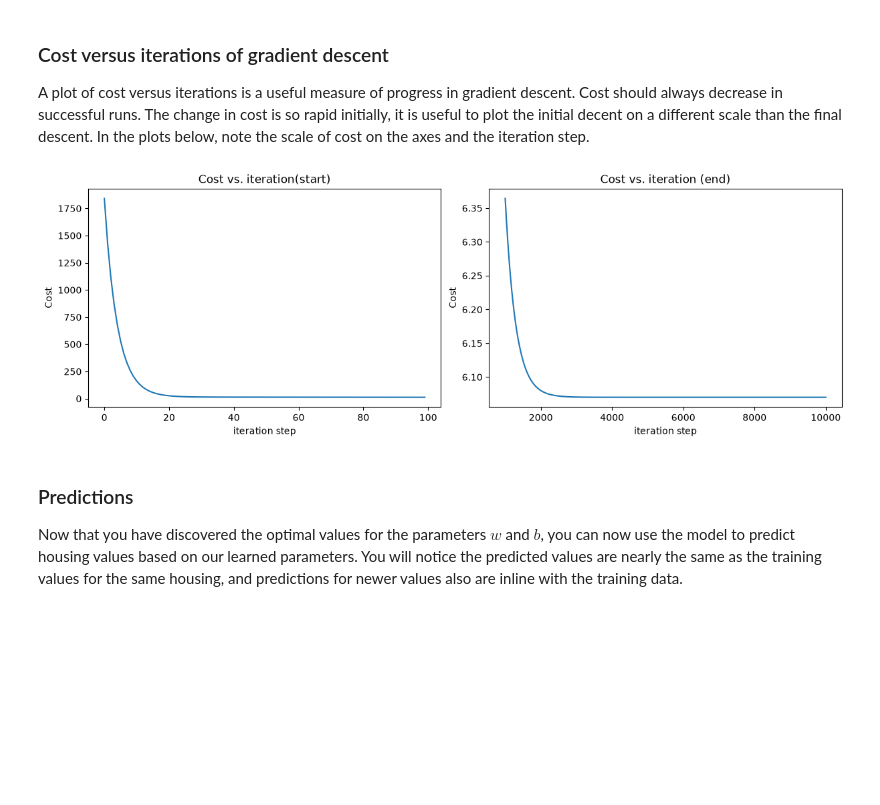
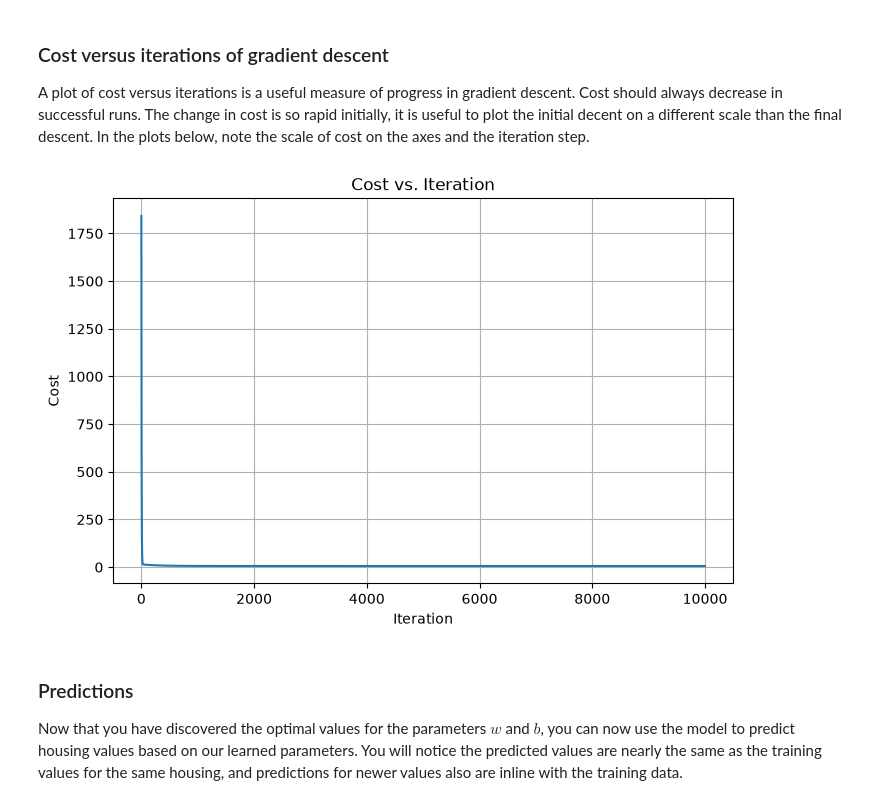
Before and after one commit to snehassneha4578-collab/Unified-Mentor, a Jupyter notebook: Module_2_Cost_Function_Gradient_Descent/Module_2_Cost_Function_Gradient_Descent.ipynb, the cells around one changed output. Saved outputs shown, nothing was run; the diff lists cells and outputs as text; code cells hidden in the pictures; blank space fills up the shorter version.

```diff
--- a/Module_2_Cost_Function_Gradient_Descent/Module_2_Cost_Function_Gradient_Descent.ipynb
+++ b/Module_2_Cost_Function_Gradient_Descent/Module_2_Cost_Function_Gradient_Descent.ipynb
@@ -183,16 +196,16 @@ Iteration 9000: Cost 6.07e+00  dj_dw:  1.116e-07, dj_db: -4.029e-07   w:  1.650e
 ### Cost versus iterations of gradient descent
 A plot of cost versus iterations is a useful measure of progress in gradient descent. Cost should always decrease in successful runs. The change in cost is so rapid initially, it is useful to plot the initial decent on a different scale than the final descent. In the plots below, note the scale of cost on the axes and the iteration step.
 # %%
-# plot cost versus iteration
-fig, (ax1, ax2) = plt.subplots(1, 2, constrained_layout=True, figsize=(12,4))
-ax1.plot(J_hist[:100])
-ax2.plot(1000 + np.arange(len(J_hist[1000:])), J_hist[1000:])
-ax1.set_title("Cost vs. iteration(start)");  ax2.set_title("Cost vs. iteration (end)")
-ax1.set_ylabel('Cost')            ;  ax2.set_ylabel('Cost')
-ax1.set_xlabel('iteration step')  ;  ax2.set_xlabel('iteration step')
+# Plot cost versus iteration
+plt.figure(figsize=(8, 5))
+plt.plot(J_hist)
+plt.title("Cost vs. Iteration")
+plt.ylabel("Cost")
+plt.xlabel("Iteration")
+plt.grid(True)
 plt.show()
 # %% [output]
-[figure, old version]
+[figure, new version]
 # %% [markdown]
 ### Predictions
 Now that you have discovered the optimal values for the parameters $w$ and $b$, you can now use the model to predict housing values based on our learned parameters. You will notice the predicted values are nearly the same as the training values for the same housing, and predictions for newer values also are inline with the training data.
```
Also changed, not shown: parts of 1 cell of this notebook.
